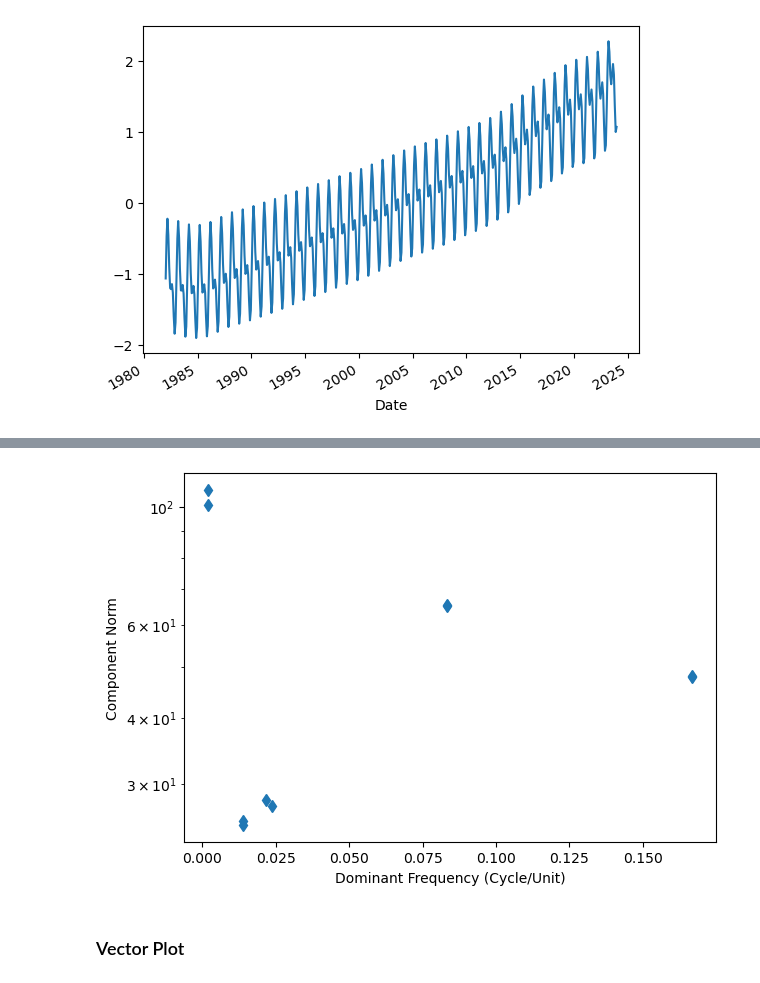
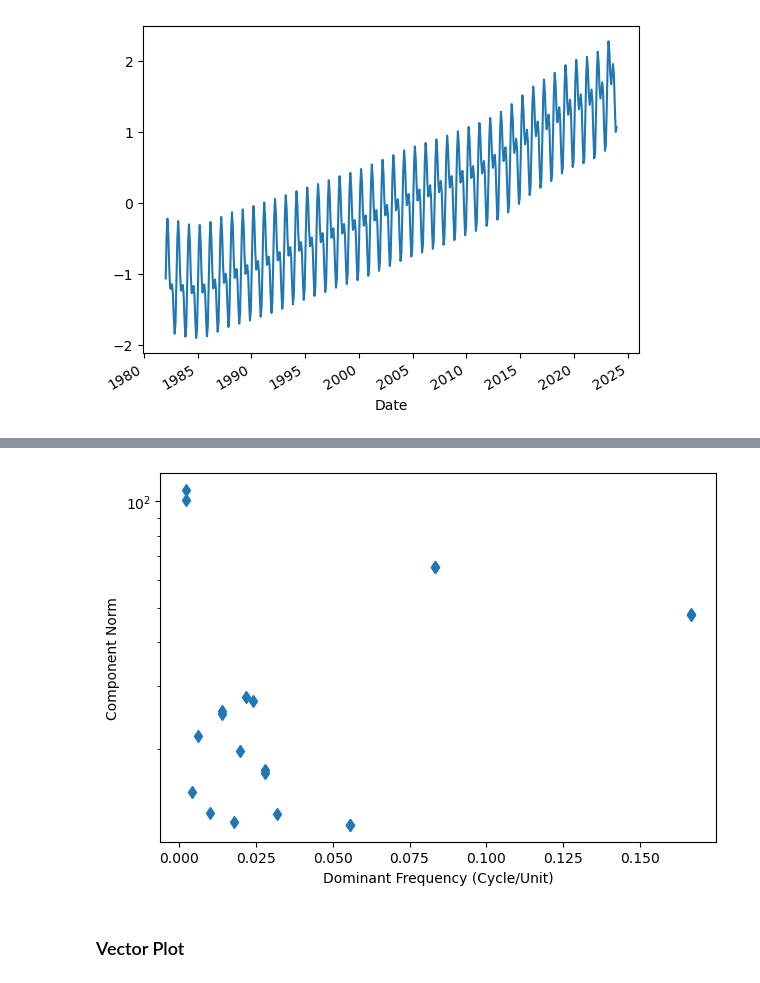
Before and after one commit to ADSCIAN/ssalib, a Jupyter notebook: notebooks/02_ssa_plotting_guide.ipynb, the cells around one changed output, grey strips where cells are left out. Saved outputs shown, nothing was run; the diff lists cells and outputs as text; code cells hidden in the pictures.

```diff
--- a/notebooks/02_ssa_plotting_guide.ipynb
+++ b/notebooks/02_ssa_plotting_guide.ipynb
@@ -219,8 +238,8 @@ fig, ax = ssa.plot(marker='o')
 # %%
 ssa = SSA(sst).decompose()
-fig, ax = ssa.plot(rank_by='freq', marker='d', ls='none')
+fig, ax = ssa.plot(n_components=20, rank_by ='freq', marker='d', ls='none')
 # %% [output]
-[figure, old version]
+[figure, new version]
 # %% [markdown]
 ### Vector Plot
 # %%
```
Also changed, not shown: parts of 4 cells of this notebook.
